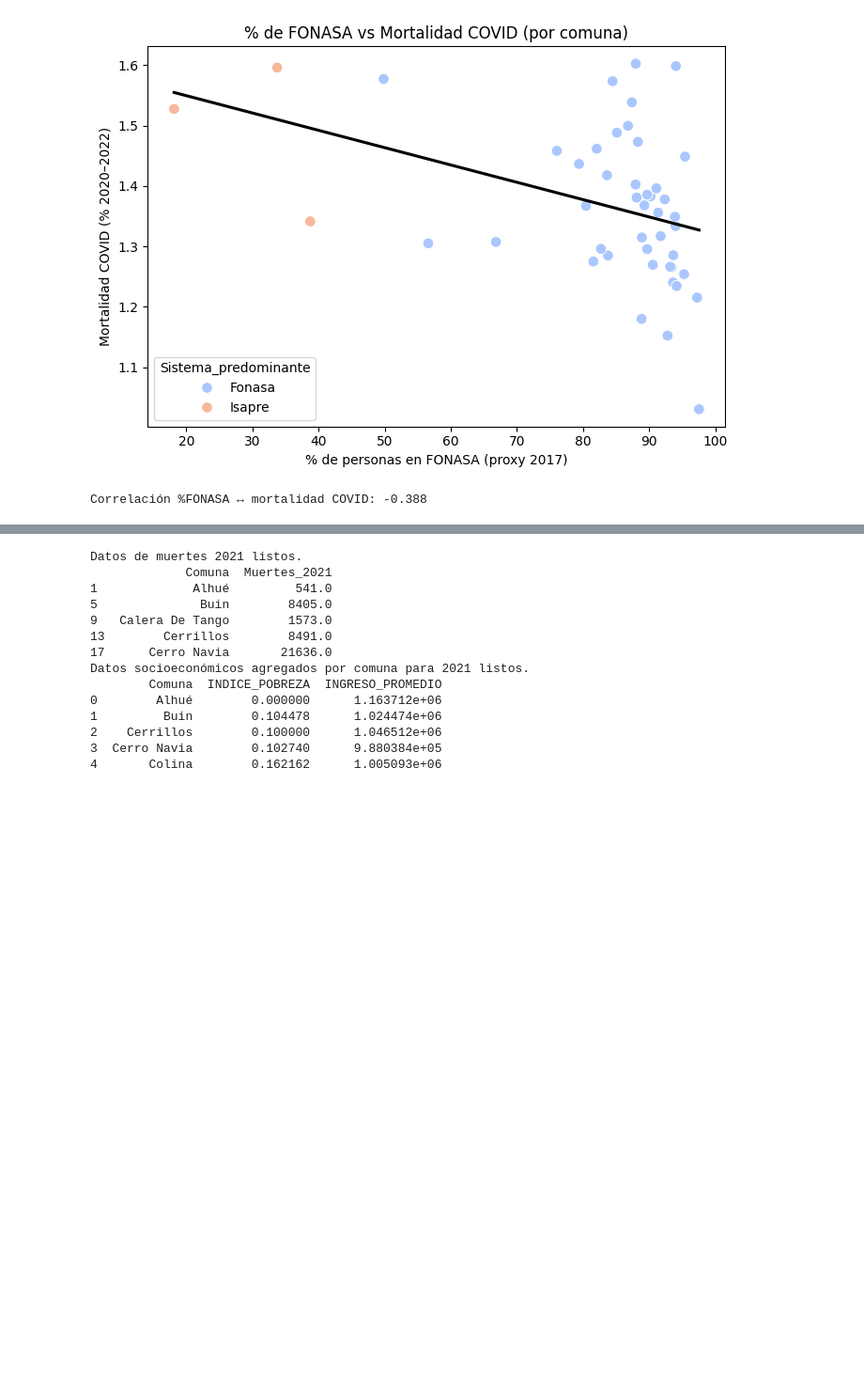
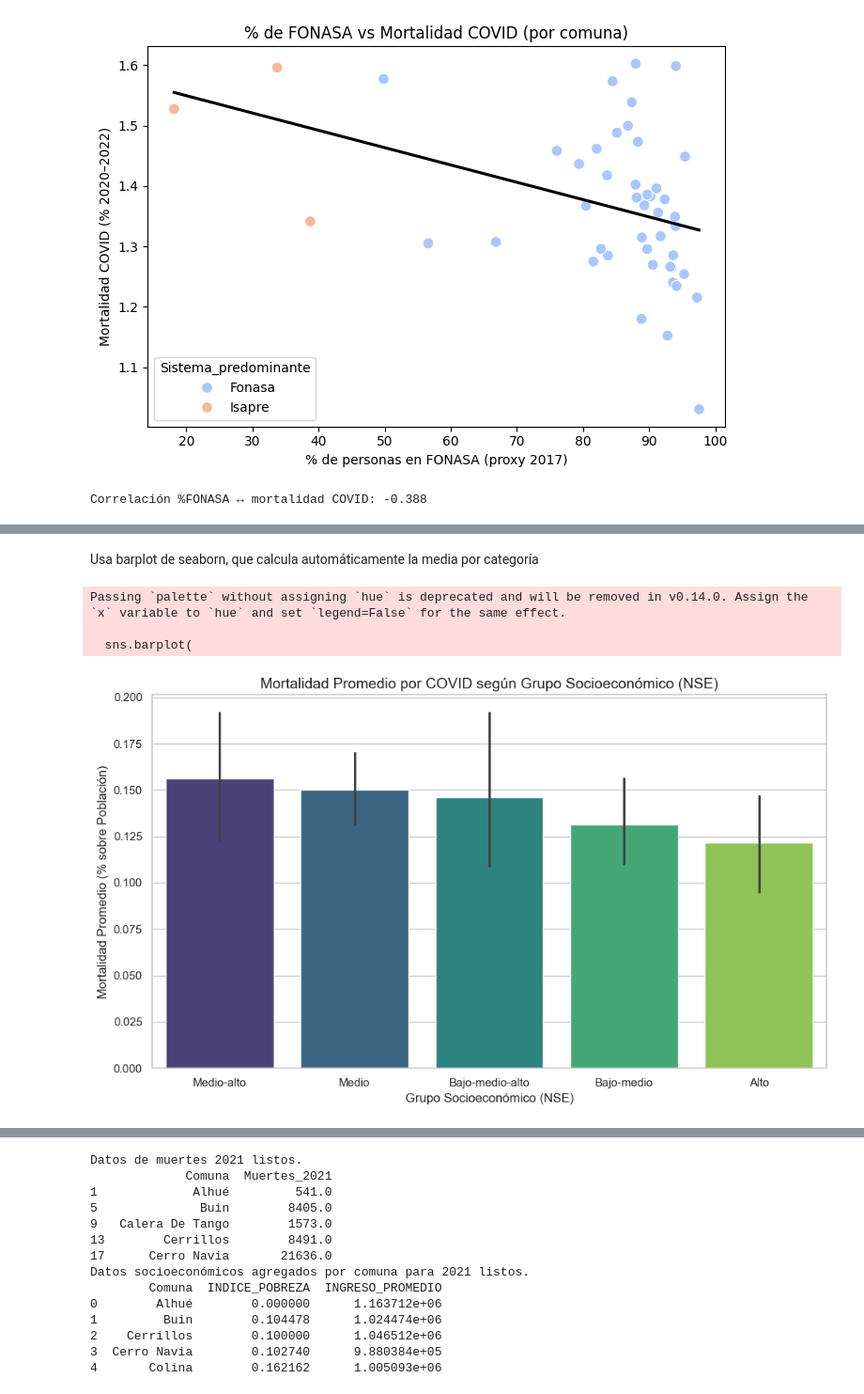
Before and after one commit to isimmmm/proyecto-semestral-ciencia-de-datos, a Jupyter notebook: notebooks/Análisis (notebooks)/Notebook_exploratorio_conjunto.ipynb, the cells around one changed output, grey strips where cells are left out. Shown at 94% size. Drawn from its saved outputs; the diff is of its cells as text; code cells hidden in the pictures; blank space fills up the shorter version.

```diff
--- a/notebooks/Análisis (notebooks)/Notebook_exploratorio_conjunto.ipynb
+++ b/notebooks/Análisis (notebooks)/Notebook_exploratorio_conjunto.ipynb
@@ -430,0 +486,24 @@ Correlación %FONASA ↔ mortalidad COVID: -0.388
+# %%
+order_data = df_merged.groupby('NSE')['Mortalidad (% Pob)'].mean().sort_values(ascending=False).index
+# %% [markdown]
+Usa barplot de seaborn, que calcula automáticamente la media por categoría
+# %%
+plt.figure(figsize=(10, 6))
+sns.barplot(
+    data=df_merged,
+    x='NSE',
+    y='Mortalidad (% Pob)',
+    order=order_data,
+    estimator='mean',
+    palette='viridis'
+)
+plt.title('Mortalidad Promedio por COVID según Grupo Socioeconómico (NSE)', fontsize=14)
+plt.xlabel('Grupo Socioeconómico (NSE)', fontsize=12)
+plt.ylabel('Mortalidad Promedio (% sobre Población)', fontsize=12)
+plt.tight_layout()
+plt.show()
+# %% [output]
+Passing `palette` without assigning `hue` is deprecated and will be removed in v0.14.0. Assign the `x` variable to `hue` and set `legend=False` for the same effect.
+
+  sns.barplot(
+[figure, added]
```
Also changed, not shown: parts of 14 cells of this notebook.
